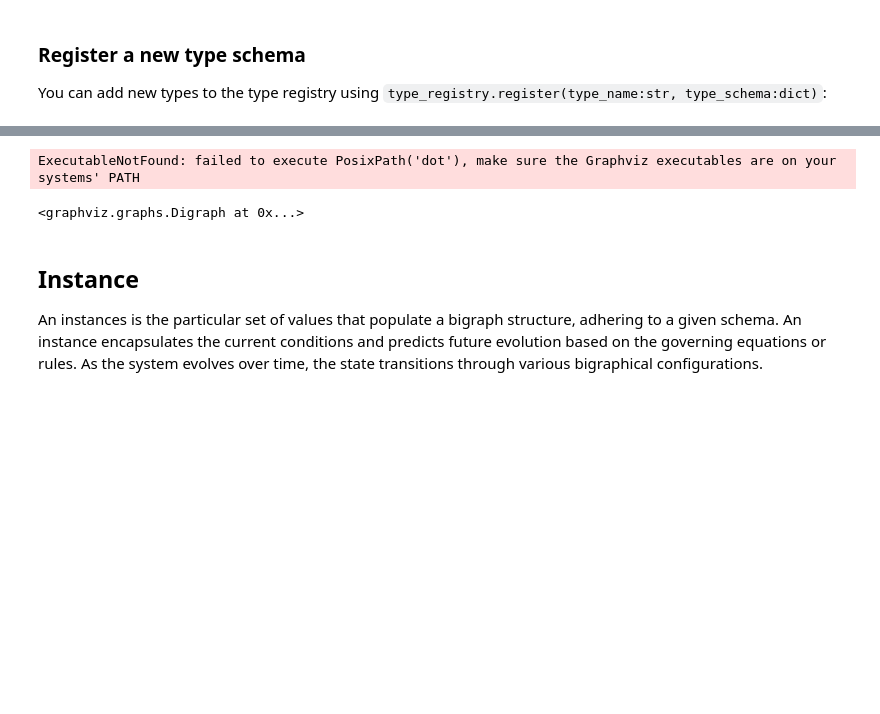
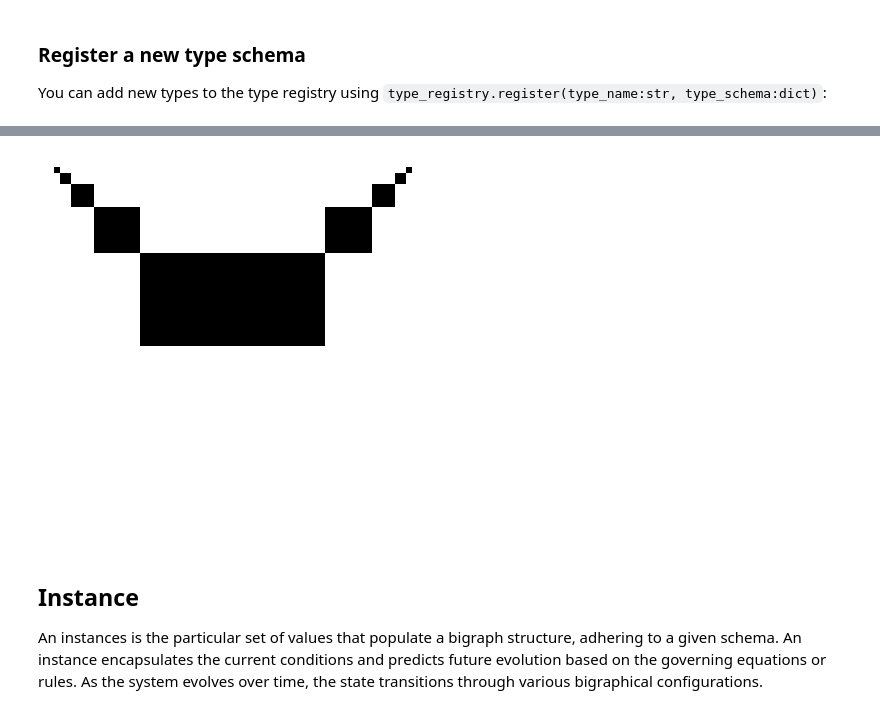
Before and after one commit to vivarium-collective/bigraph-schema, a Jupyter notebook: notebooks/demo.ipynb, the cells around one changed output, grey strips where cells are left out. Drawn from its saved outputs; the diff is of its cells as text; code cells hidden in the pictures; blank space fills up the shorter version.

```diff
--- a/notebooks/demo.ipynb
+++ b/notebooks/demo.ipynb
@@ -255,8 +228,28 @@ NameError: name 'plot_foursquare' is not defined
+# %%
+update = {
+    '00': False,
+    '10': {
+        '01': True,
+        '10': {
+            '01': True,
+            '10': {
+                '01': True,
+                '10': {
+                    '01': True,
+                    '10': {
+                        '01': True,
+                    }}}}}}
+
+result = core.apply(
+    'foursquare',
+    example,
+    update)
+
+plot_foursquare(result, filename="example2.png")
+# %% [output]
+[figure, added]
 # %%
-plot_bigraph(example)
+# plot_bigraph(example)
-# %% [output]
-ExecutableNotFound: failed to execute PosixPath('dot'), make sure the Graphviz executables are on your systems' PATH
-<graphviz.graphs.Digraph at 0x...>
 # %% [markdown]
 ## Instance
 An instances is the particular set of values that populate a bigraph structure, adhering to a given schema. An instance encapsulates the current conditions and predicts future evolution based on the governing equations or rules. As the system evolves over time, the state transitions through various bigraphical configurations.
```
Also changed, not shown: parts of 21 cells of this notebook, 1 other file.
